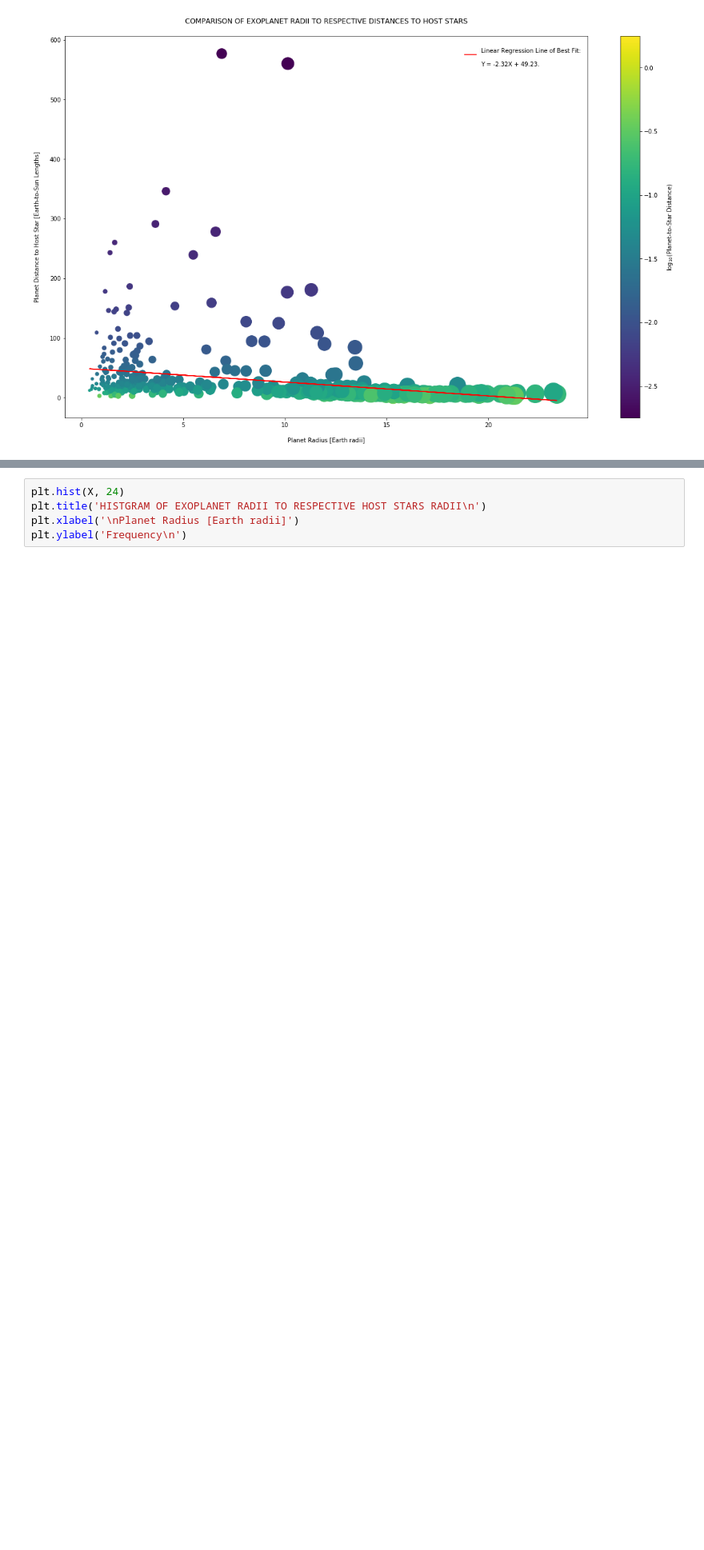
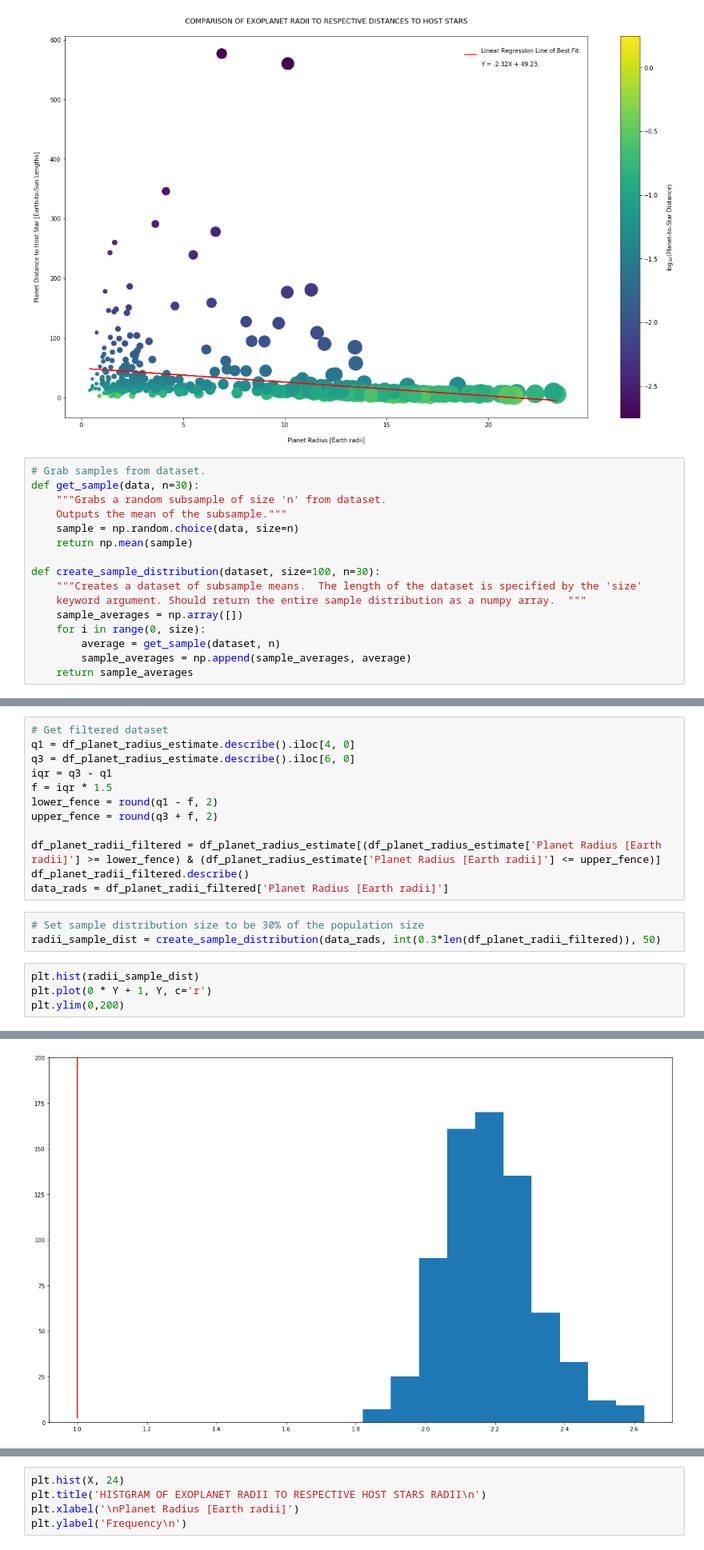
Before and after one commit to djprofessorkash/misc-data-projects, a Jupyter notebook: misc_projects/misc_playgrounds/planets_data_analysis.ipynb, the cells around one changed output, grey strips where cells are left out. Shown: that part at 80% size. Cells and saved outputs as stored; diff of their text form; blank space fills up the shorter version.

Commit message:
Completed basic analysis and investigation into exoplanet data

```diff
--- a/misc_projects/misc_playgrounds/planets_data_analysis.ipynb
+++ b/misc_projects/misc_playgrounds/planets_data_analysis.ipynb
@@ -103,3 +103,19 @@ plt.rcParams['figure.figsize'] = fig_size
 # %% [output]
 203.6763487604552
 [figure]
+# %%
+# Grab samples from dataset.
+def get_sample(data, n=30):
+    """Grabs a random subsample of size 'n' from dataset.
+    Outputs the mean of the subsample."""
+    sample = np.random.choice(data, size=n)
+    return np.mean(sample)
+
+def create_sample_distribution(dataset, size=100, n=30):
+    """Creates a dataset of subsample means.  The length of the dataset is specified by the 'size'
+    keyword argument. Should return the entire sample distribution as a numpy array.  """
+    sample_averages = np.array([])
+    for i in range(0, size):
+        average = get_sample(dataset, n)
+        sample_averages = np.append(sample_averages, average)
+    return sample_averages
@@ -105,0 +127,20 @@ plt.rcParams['figure.figsize'] = fig_size
+# %%
+# Get filtered dataset
+q1 = df_planet_radius_estimate.describe().iloc[4, 0]
+q3 = df_planet_radius_estimate.describe().iloc[6, 0]
+iqr = q3 - q1
+f = iqr * 1.5
+lower_fence = round(q1 - f, 2)
+upper_fence = round(q3 + f, 2)
+
+df_planet_radii_filtered = df_planet_radius_estimate[(df_planet_radius_estimate['Planet Radius [Earth radii]'] >= lower_fence) & (df_planet_radius_estimate['Planet Radius [Earth radii]'] <= upper_fence)]
+df_planet_radii_filtered.describe()
+data_rads = df_planet_radii_filtered['Planet Radius [Earth radii]']
+# %%
+# Set sample distribution size to be 30% of the population size
+radii_sample_dist = create_sample_distribution(data_rads, int(0.3*len(df_planet_radii_filtered)), 50)
+# %%
+plt.hist(radii_sample_dist)
+plt.plot(0 * Y + 1, Y, c='r')
+plt.ylim(0,200)
+# %% [output]
@@ -105,0 +148 @@ plt.rcParams['figure.figsize'] = fig_size
+[figure, added]
```
Also changed, not shown: parts of 6 cells of this notebook.
